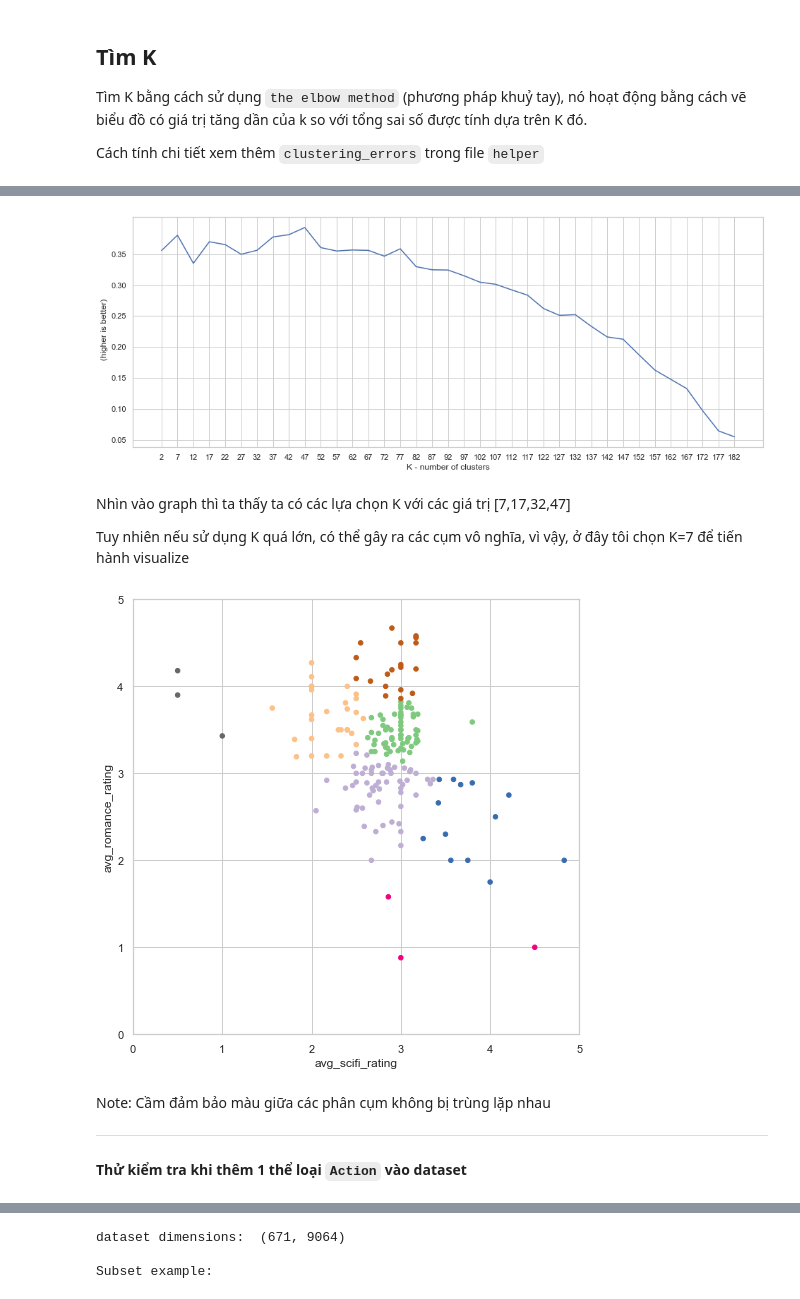
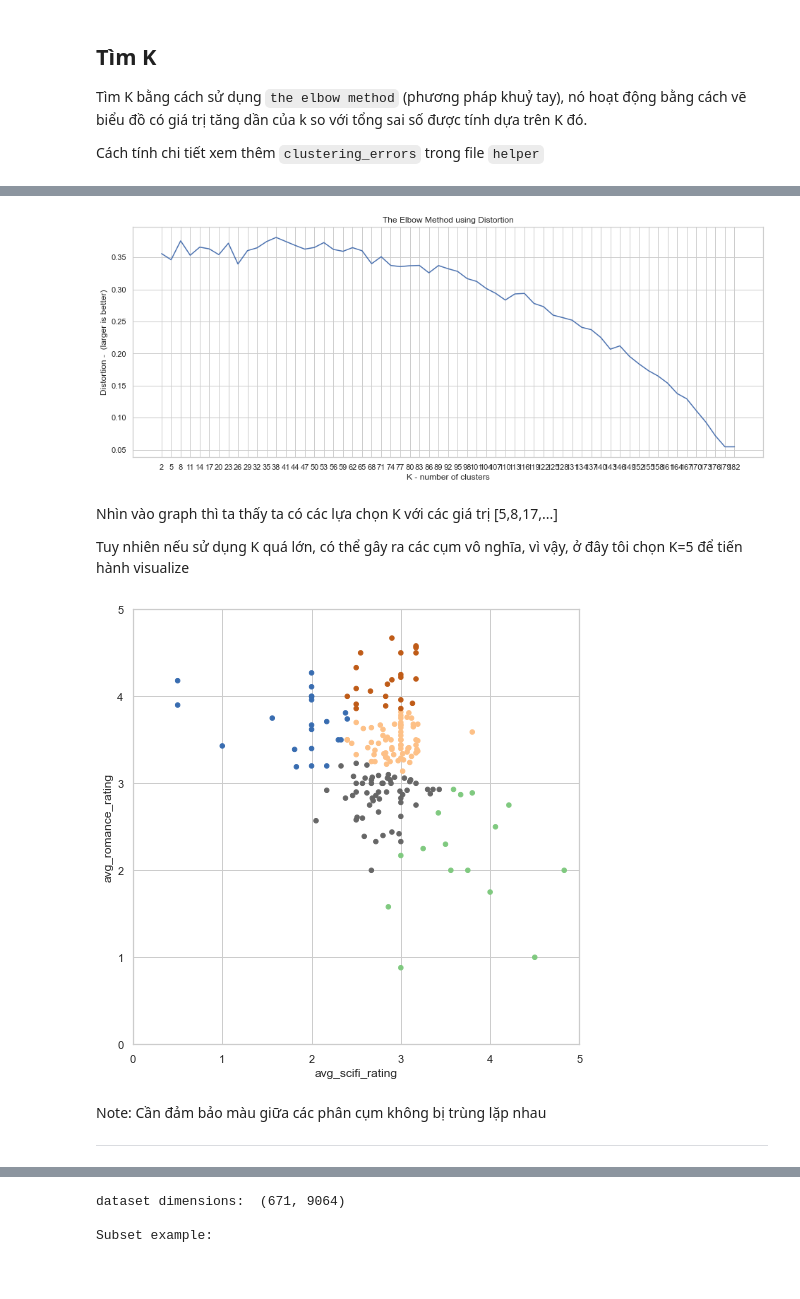
Before and after one commit to ttduongtran/practice-data-mining, a Jupyter notebook: index_prediction_vi.ipynb, the cells around one changed output, grey strips where cells are left out. Drawn from its saved outputs; the diff is of its cells as text; code cells hidden in the pictures.

```diff
--- a/index_prediction_vi.ipynb
+++ b/index_prediction_vi.ipynb
@@ -278,11 +297,12 @@ list(zip(possible_k_values, errors_per_k))
 # Plot the each value of K vs. the silhouette score at that value
 fig, ax = plt.subplots(figsize=(16, 6))
 ax.set_xlabel('K - number of clusters')
-ax.set_ylabel('  (higher is better)')
+ax.set_ylabel('Distortion -  (larger is better)') # Khúc cua càng lớn càng tốt
 ax.plot(possible_k_values, errors_per_k)
+plt.title('The Elbow Method using Distortion')
 
 # Ticks and grid
-xticks = np.arange(min(possible_k_values), max(possible_k_values)+1, 5.0)
+xticks = np.arange(min(possible_k_values), max(possible_k_values)+1, 3.0)
 ax.set_xticks(xticks, minor=False)
 ax.set_xticks(xticks, minor=True)
 ax.xaxis.grid(True, which='both')
@@ -291,26 +311,25 @@ ax.set_yticks(yticks, minor=False)
 ax.set_yticks(yticks, minor=True)
 ax.yaxis.grid(True, which='both')
 # %% [output]
-[figure, old version]
+[figure, new version]
 # %% [markdown]
-Nhìn vào graph thì ta thấy ta có các lựa chọn K với các giá trị [7,17,32,47]
+Nhìn vào graph thì ta thấy ta có các lựa chọn K với các giá trị [5,8,17,...]
 
 
-Tuy nhiên nếu sử dụng K quá lớn, có thể gây ra các cụm vô nghĩa, vì vậy, ở đây tôi chọn K=7 để tiến hành visualize
+Tuy nhiên nếu sử dụng K quá lớn, có thể gây ra các cụm vô nghĩa, vì vậy, ở đây tôi chọn K=5 để tiến hành visualize
 # %%
 # [18]
 # TODO: Create an instance of KMeans to find seven clusters
-kmeans_4 = KMeans(n_clusters=7, random_state=6)
+kmeans_4 = KMeans(n_clusters=5, random_state=6)
 
 # TODO: use fit_predict to cluster the dataset
 predictions_4 = kmeans_4.fit_predict(X)
 
 # plot
 helper.draw_clusters(biased_dataset, predictions_4,genre_ratings_avg_columns, cmap='Accent')
 # %% [output]
-[figure, old version]
+[figure, new version]
 # %% [markdown]
-Note: Cầm đảm bảo màu giữa các phân cụm không bị trùng lặp nhau
+Note: Cần đảm bảo màu giữa các phân cụm không bị trùng lặp nhau
 
 ---
-#### Thử kiểm tra khi thêm 1 thể loại `Action` vào dataset
```
Also changed, not shown: parts of 27 cells of this notebook, 5 other files.
